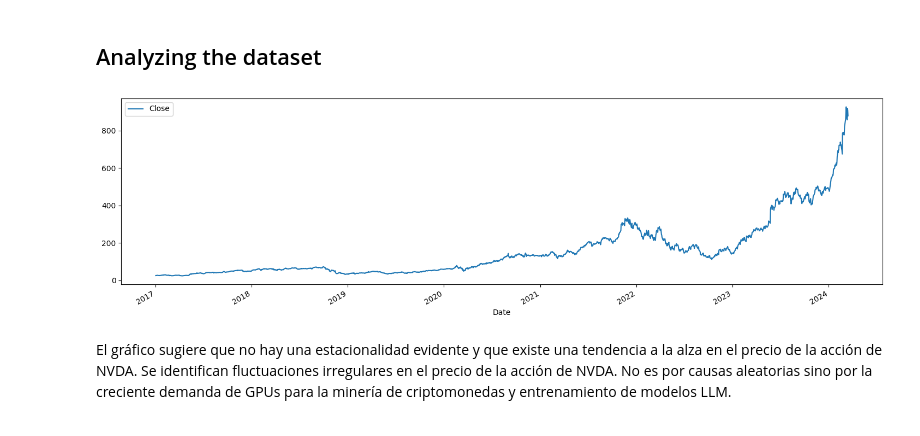
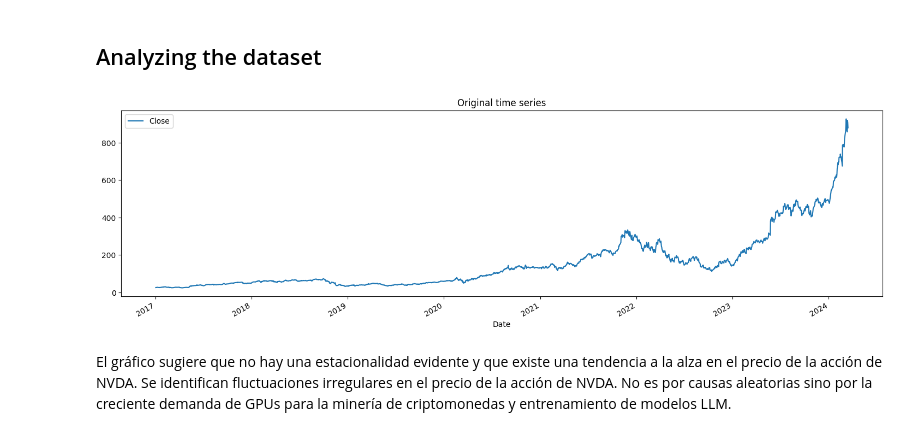
Before and after one commit to maestria-ds-eafit/estadistica-avanzada, a Jupyter notebook: ARMA Model for NVDA Price.ipynb, the cells around one changed output. Saved outputs shown, nothing was run; the diff lists cells and outputs as text; code cells hidden in the pictures.

```diff
--- a/ARMA Model for NVDA Price.ipynb
+++ b/ARMA Model for NVDA Price.ipynb
@@ -14,7 +14,7 @@ from sklearn.metrics import mean_squared_error
 # %% [markdown]
 # Importing Dataset
 # %%
-file_path = "nvda.csv"
+file_path = "data.csv"
 # %%
 df = pd.read_csv(file_path)
 df = df[["Date", "Close"]]
@@ -25,9 +25,10 @@ df.set_index("Date", inplace=True)
 ## Analyzing the dataset
 # %%
 df.plot()
+plt.title("Original time series")
 plt.show()
 # %% [output]
-[figure, old version]
+[figure, new version]
 # %% [markdown]
 El gráfico sugiere que no hay una estacionalidad evidente y que existe una tendencia a la alza en el precio de la acción de NVDA.
 Se identifican fluctuaciones irregulares en el precio de la acción de NVDA. No es por causas aleatorias sino por la creciente demanda de GPUs para la minería de criptomonedas y entrenamiento de modelos LLM.
```
Also changed, not shown: parts of 32 cells of this notebook, 4 other files.
